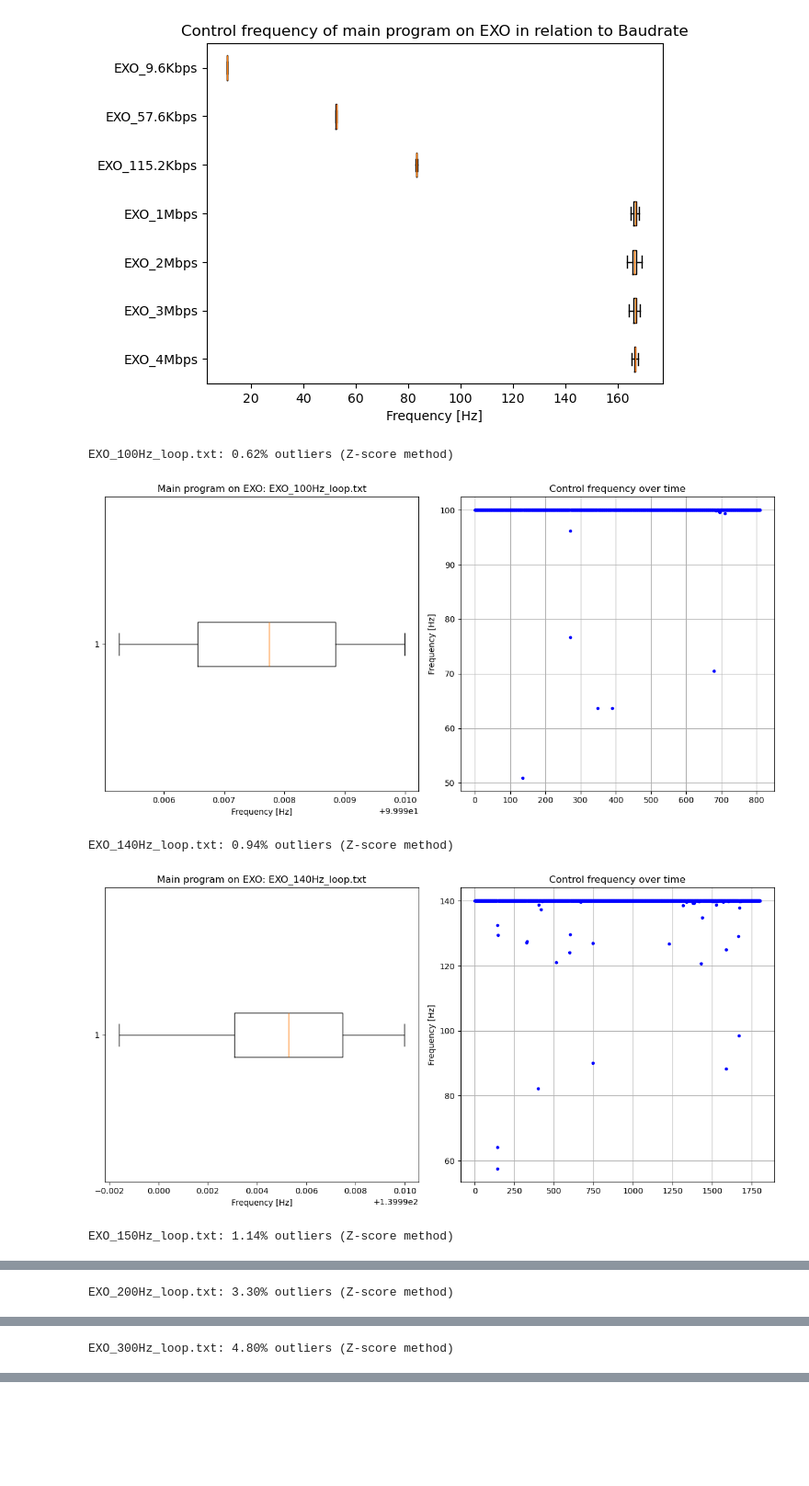
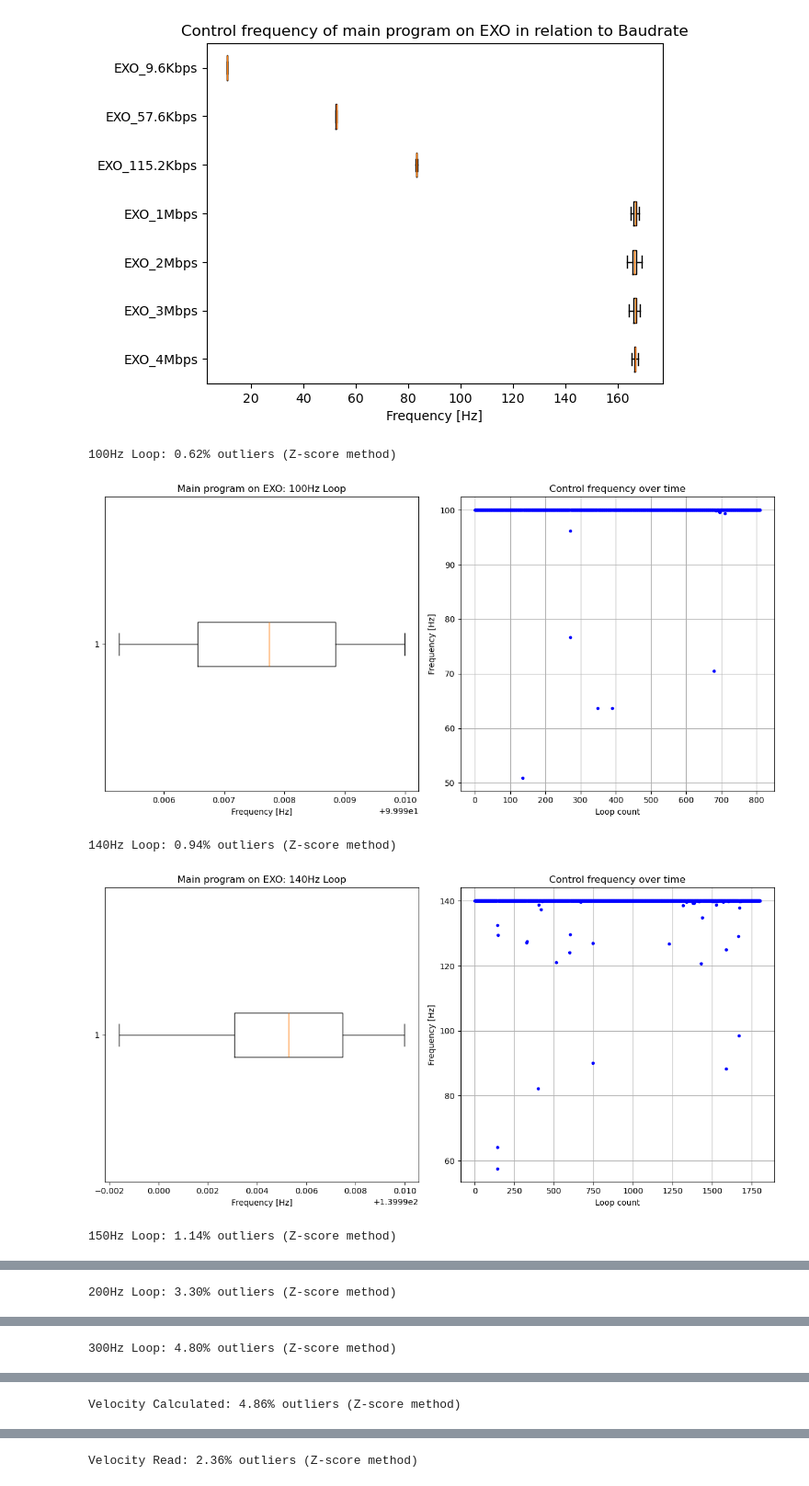
Before and after one commit to JakaHatlakLJ/eduexo_PC, a Jupyter notebook: analysis/jupyter/analysis.ipynb, the cells around one changed output, grey strips where cells are left out. Shown: that part at 92% size. Drawn from its saved outputs; the diff is of its cells as text; code cells hidden in the pictures; blank space fills up the shorter version.

```diff
--- a/analysis/jupyter/analysis.ipynb
+++ b/analysis/jupyter/analysis.ipynb
@@ -52,38 +52,39 @@ for filename in os.listdir(os.path.join(r"C:\Users\anjaz\OneDrive\Desktop\JAKA\E
         # Convert to numpy array
         data = np.array(a)
 
         # Calculate mean and standard deviation
         mean = np.mean(data)
         std = np.std(data)
 
         # Identify outliers: values more than 2 std from mean
         z_scores = (data - mean) / std
         outliers = data[np.abs(z_scores) > 2]
         outlier_percent = len(outliers) / len(data) * 100
 
-        print(f"{filename}: {outlier_percent:.2f}% outliers (Z-score method)")
-
+        clean_name = filename.replace("EXO_", "").replace(".txt", "").replace("_", " ").title()
+        print(f"{clean_name}: {outlier_percent:.2f}% outliers (Z-score method)")
 
         # Create a figure with two subplots
         fig, axes = plt.subplots(1, 2, figsize=(12, 6))  # 1 row, 2 columns
 
         # First boxplot (without fliers)
         axes[0].boxplot(a, vert=False, manage_ticks=True, showfliers=False)
-        axes[0].set_title(f"Main program on EXO: {filename}")
+        axes[0].set_title(f"Main program on EXO: {clean_name}")
         axes[0].set_xlabel("Frequency [Hz]")
 
         # Second boxplot (with fliers)
         axes[1].plot(data, label='control frequency', color='blue', marker=".", linestyle="None")
         axes[1].set_title(f'Control frequency over time')
         axes[1].set_ylabel("Frequency [Hz]")
+        axes[1].set_xlabel("Loop count")
         axes[1].grid(True)
 
         # Display the plots
         plt.tight_layout()
         plt.show()
 # %% [output]
-EXO_100Hz_loop.txt: 0.62% outliers (Z-score method)
+100Hz Loop: 0.62% outliers (Z-score method)
-[figure, old version]
+[figure, new version]
-EXO_140Hz_loop.txt: 0.94% outliers (Z-score method)
+140Hz Loop: 0.94% outliers (Z-score method)
-[figure, old version]
+[figure, new version]
-EXO_150Hz_loop.txt: 1.14% outliers (Z-score method)
+150Hz Loop: 1.14% outliers (Z-score method)
@@ -91 +92 @@ EXO_150Hz_loop.txt: 1.14% outliers (Z-score method)
-EXO_200Hz_loop.txt: 3.30% outliers (Z-score method)
+200Hz Loop: 3.30% outliers (Z-score method)
@@ -93 +94 @@ EXO_200Hz_loop.txt: 3.30% outliers (Z-score method)
-EXO_300Hz_loop.txt: 4.80% outliers (Z-score method)
+300Hz Loop: 4.80% outliers (Z-score method)
@@ -94,0 +96 @@ EXO_300Hz_loop.txt: 4.80% outliers (Z-score method)
+Velocity Calculated: 4.86% outliers (Z-score method)
@@ -94,0 +98 @@ EXO_300Hz_loop.txt: 4.80% outliers (Z-score method)
+Velocity Read: 2.36% outliers (Z-score method)
```
Also changed, not shown: parts of 3 cells of this notebook, 9 other files.
